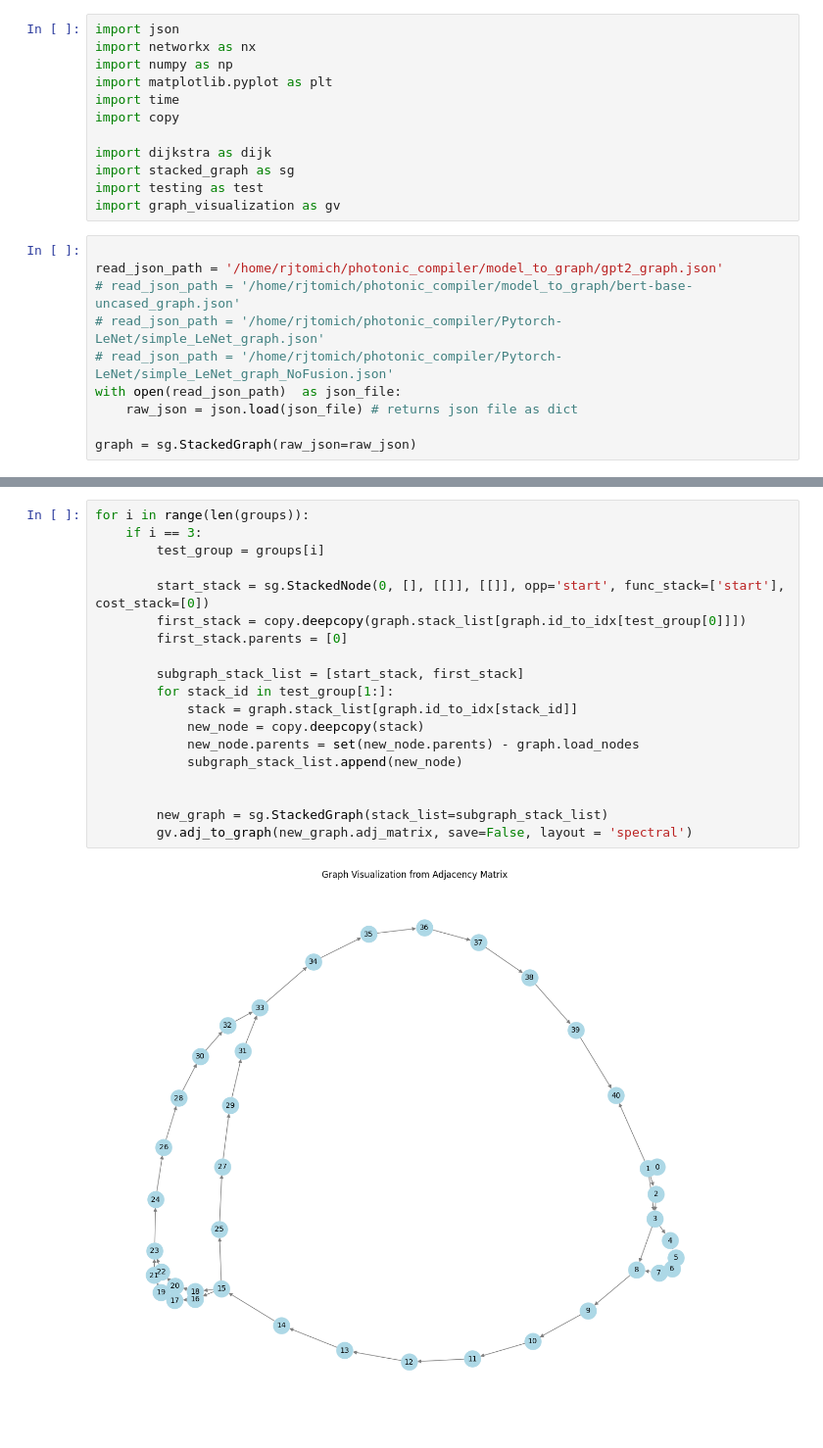
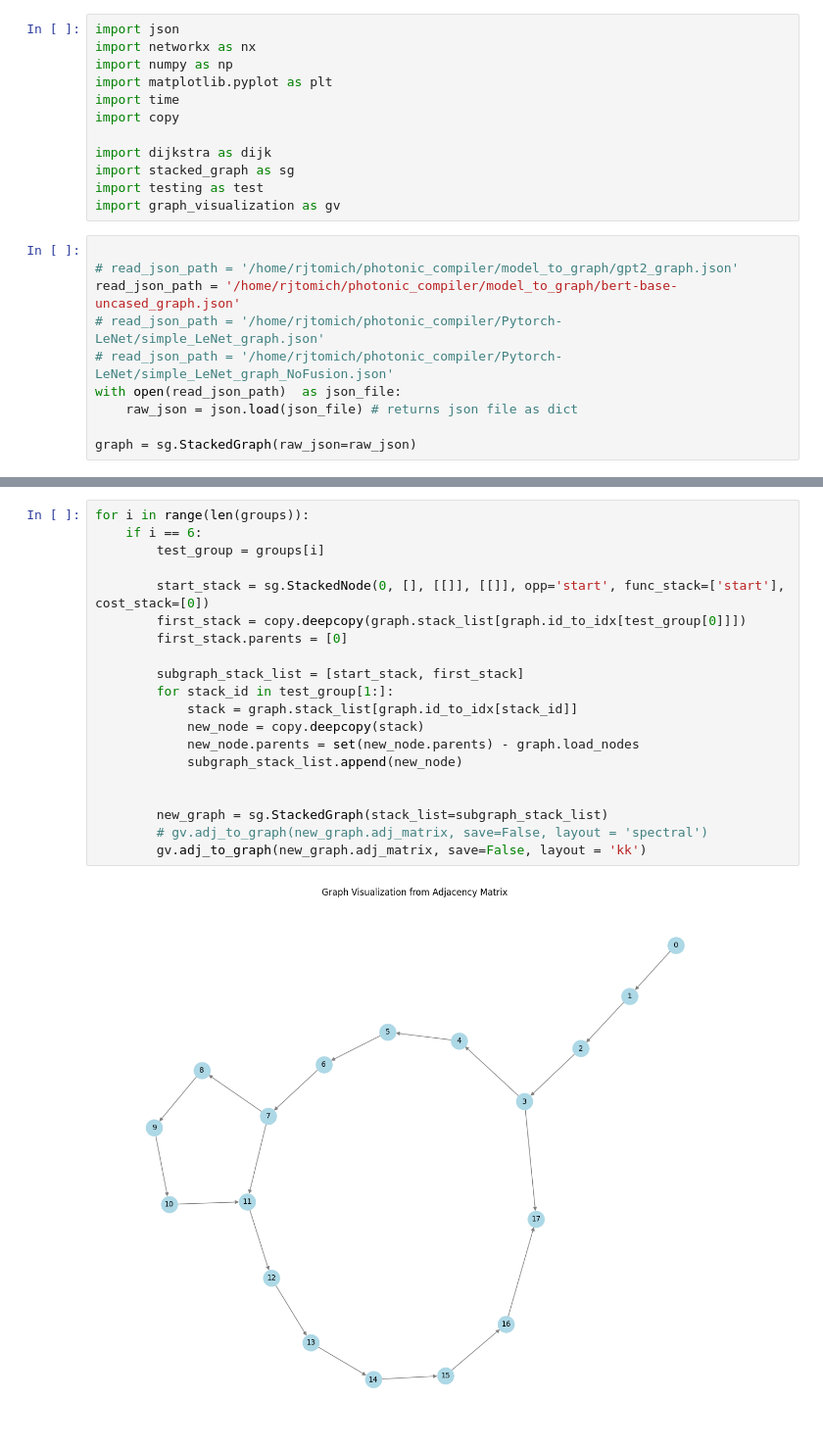
Before and after one commit to RyanTomich/photonic_compiler, a Jupyter notebook: model_to_graph/sub_graphs.ipynb, the cells around one changed output, grey strips where cells are left out. Shown at 98% size. Saved outputs shown, nothing was run; the diff lists cells and outputs as text.

```diff
--- a/model_to_graph/sub_graphs.ipynb
+++ b/model_to_graph/sub_graphs.ipynb
@@ -12,8 +12,8 @@ import testing as test
 import graph_visualization as gv
 # %%
 
-read_json_path = '/home/rjtomich/photonic_compiler/model_to_graph/gpt2_graph.json'
-# read_json_path = '/home/rjtomich/photonic_compiler/model_to_graph/bert-base-uncased_graph.json'
+# read_json_path = '/home/rjtomich/photonic_compiler/model_to_graph/gpt2_graph.json'
+read_json_path = '/home/rjtomich/photonic_compiler/model_to_graph/bert-base-uncased_graph.json'
 # read_json_path = '/home/rjtomich/photonic_compiler/Pytorch-LeNet/simple_LeNet_graph.json'
 # read_json_path = '/home/rjtomich/photonic_compiler/Pytorch-LeNet/simple_LeNet_graph_NoFusion.json'
 with open(read_json_path)  as json_file:
@@ -32,21 +46,22 @@ True
 # %%
 for i in range(len(groups)):
-    if i == 3:
+    if i == 6:
         test_group = groups[i]
 
         start_stack = sg.StackedNode(0, [], [[]], [[]], opp='start', func_stack=['start'], cost_stack=[0])
         first_stack = copy.deepcopy(graph.stack_list[graph.id_to_idx[test_group[0]]])
         first_stack.parents = [0]
 
         subgraph_stack_list = [start_stack, first_stack]
         for stack_id in test_group[1:]:
             stack = graph.stack_list[graph.id_to_idx[stack_id]]
             new_node = copy.deepcopy(stack)
             new_node.parents = set(new_node.parents) - graph.load_nodes
             subgraph_stack_list.append(new_node)
 
 
         new_graph = sg.StackedGraph(stack_list=subgraph_stack_list)
-        gv.adj_to_graph(new_graph.adj_matrix, save=False, layout = 'spectral')
+        # gv.adj_to_graph(new_graph.adj_matrix, save=False, layout = 'spectral')
+        gv.adj_to_graph(new_graph.adj_matrix, save=False, layout = 'kk')
 # %% [output]
-[figure, old version]
+[figure, new version]
```
Also changed, not shown: parts of 1 cell of this notebook, 4 other files.
